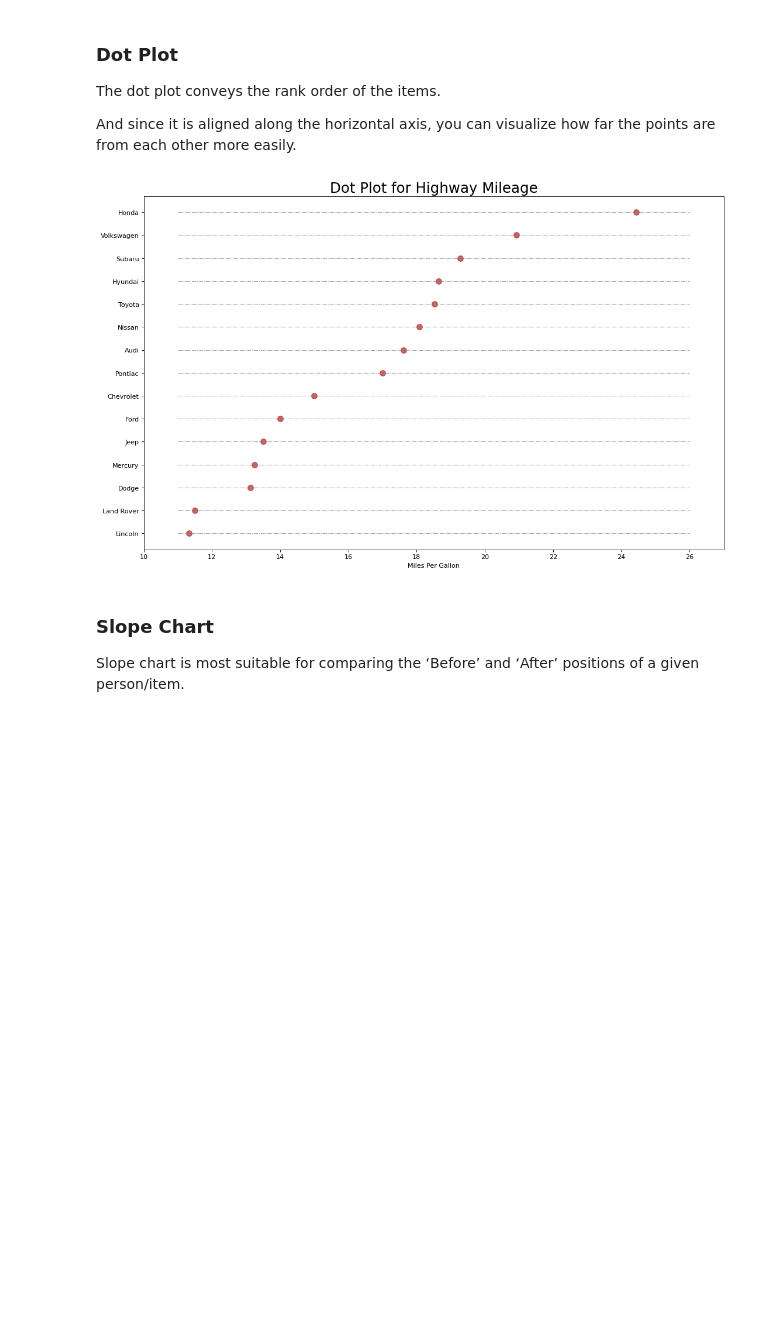
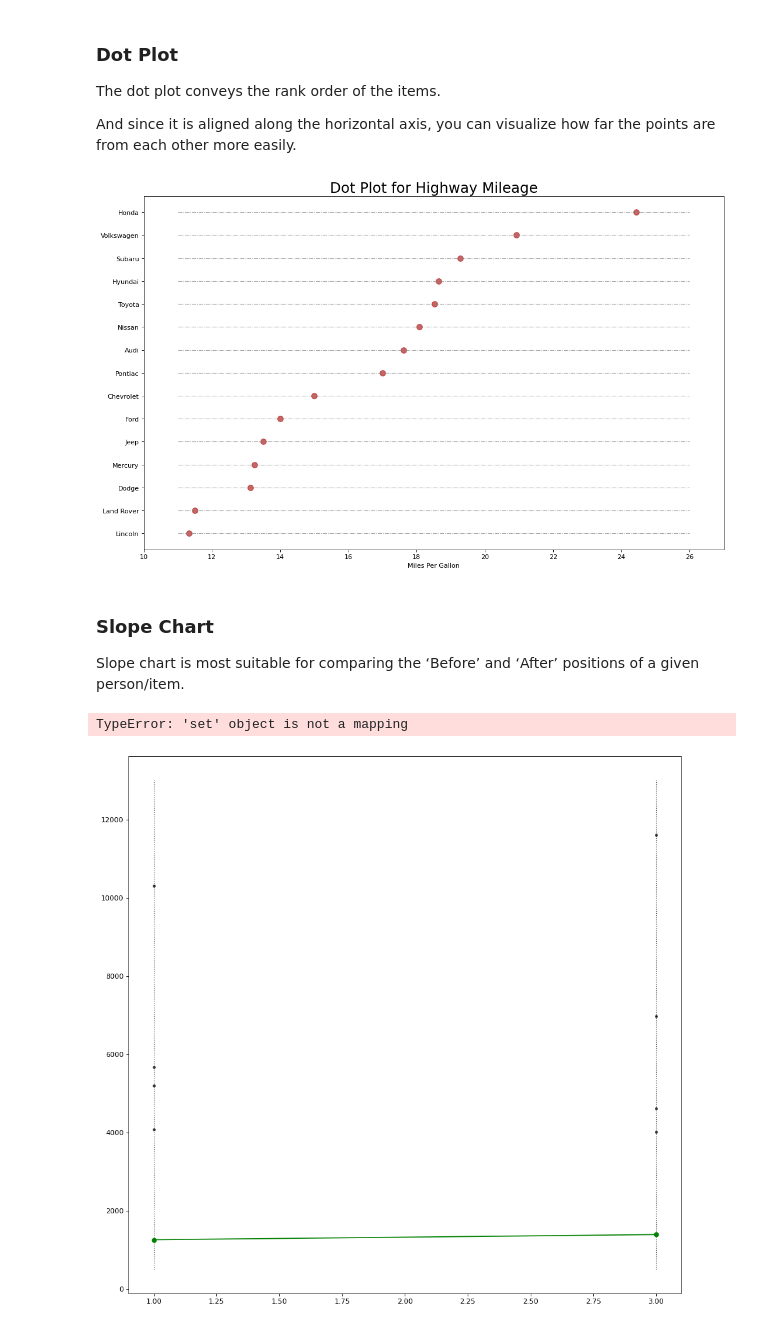
Before and after one commit to gitony0101/X4DS, a Jupyter notebook: evan/mpl50.ipynb, the cells around one changed output. Cells and saved outputs as stored; diff of their text form; code cells hidden in the pictures; blank space fills up the shorter version.

```diff
--- a/evan/mpl50.ipynb
+++ b/evan/mpl50.ipynb
@@ -762,7 +762,55 @@ ax.set_yticklabels(df.manufacturer.str.title(),
 plt.show()
 # %% [output]
 [figure]
-# %% [markdown]
-### Slope Chart
-
-Slope chart is most suitable for comparing the ‘Before’ and ‘After’ positions of a given person/item.
+# %% [markdown]
+### Slope Chart
+
+Slope chart is most suitable for comparing the ‘Before’ and ‘After’ positions of a given person/item.
+# %%
+import matplotlib.lines as mlines
+
+# Import Data
+df = pd.read_csv("../data/gdp_per_cap.csv")
+# df.head()
+
+left_label = [str(c) + ', ' + str(round(y)) for c, y in zip(df.continent,df['1952'])]
+right_label = [str(c) + ', ' + str(round(y)) for c, y in zip(df.continent,df['1957'])]
+klass = ['red' if (y1-y2) < 0 else 'green' for y1, y2 in zip(df['1952'],df['1957'])]
+# interesting definition : klass instead of "class",in case of the naming conflicts
+# %%
+# draw line
+# https://stackoverflow.com/questions/36470343/how-to-draw-a-line-with-matplotlib/36479941
+def newline(p1,p2,color='black'):
+    ax = plt.gca()
+    l = mlines.Line2D([p1[0],p2[0]],[p1[1],p2[1]],
+                      color='red' if p1[1] - p2[1]>0 else 'green',
+                     marker='o',markersize=6)
+    ax.add_line(l)
+    return l
+
+_,ax = plt.subplots(1,1,figsize=(14,14),dpi=80)
+
+# Vertical Lines(dotted both sides)
+ax.vlines(x=1,ymin=500,ymax=13000,color='black',alpha=0.7,
+          linewidth=1,linestyles='dotted')
+ax.vlines(x=3,ymin=500,ymax=13000,color='black',alpha=0.7,
+          linewidth=1,linestyles='dotted')
+
+
+# Points
+ax.scatter(y=df['1952'],x=np.repeat(1,df.shape[0]),
+            s=10,color='black',alpha=0.7)
+ax.scatter(y=df['1957'],x=np.repeat(3,df.shape[0]),
+            s=10,color='black',alpha=0.7)
+
+# Line Segmented Annotation
+
+for p1,p2,c in zip(df['1952'],df['1957'],df['continent']):
+    newline([1,p1],[3,p2])
+    ax.text(1-0.05, p1, c + ', ' + str(round(p1)), horizontalalignment='right',
+            verticalalignment='center', fontdict={'size':14})
+    ax.text(3+0.05, p2, c + ', ' + str(round(p2)), horizontalalignment='right',
+            vertivalalignment='center', fontdict={'size’ s： 14})
+# %% [output]
+TypeError: 'set' object is not a mapping
+[figure, added]
```
